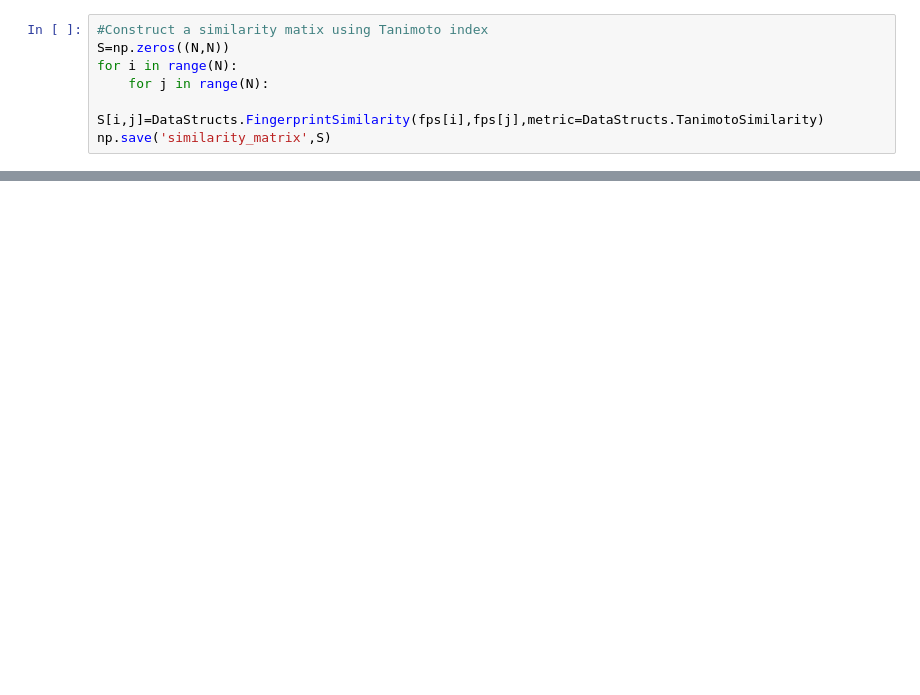
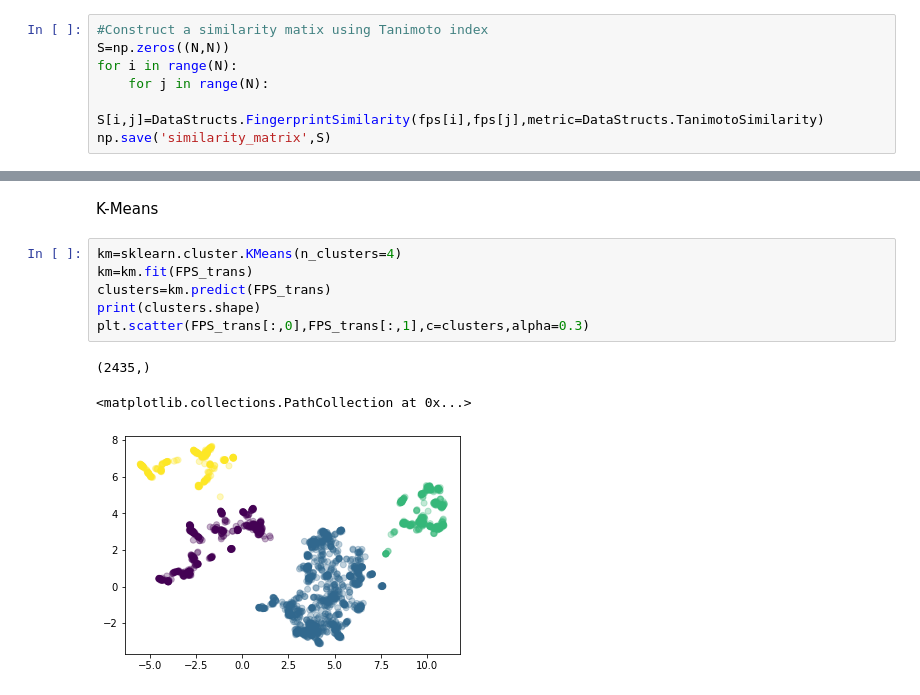
Before and after one commit to SABS-DataScienceForDrugDiscovery-9/COVID_moonshot_analysis, a Jupyter notebook: cluster_compounds.ipynb, the cells around one changed output, grey strips where cells are left out. Drawn from its saved outputs; the diff is of its cells as text; blank space fills up the shorter version.

```diff
--- a/cluster_compounds.ipynb
+++ b/cluster_compounds.ipynb
@@ -60,3 +85,15 @@ plt.scatter(X[:,0],X[:,1])
+# %% [markdown]
+K-Means
+# %%
+km=sklearn.cluster.KMeans(n_clusters=4)
+km=km.fit(FPS_trans)
+clusters=km.predict(FPS_trans)
+print(clusters.shape)
+plt.scatter(FPS_trans[:,0],FPS_trans[:,1],c=clusters,alpha=0.3)
+# %% [output]
+(2435,)
+<matplotlib.collections.PathCollection at 0x...>
+[figure, added]
 # %%
 fingerprint_data = pd.read_csv("fingerprints.csv")
 import sqlite3
```
Also changed, not shown: parts of 13 cells of this notebook, 1 other file.
